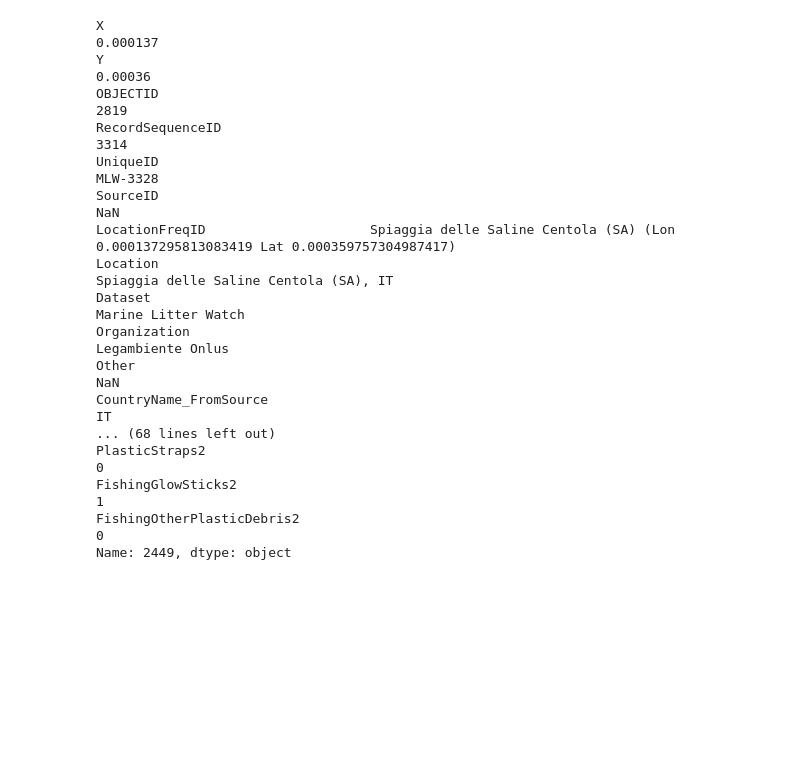
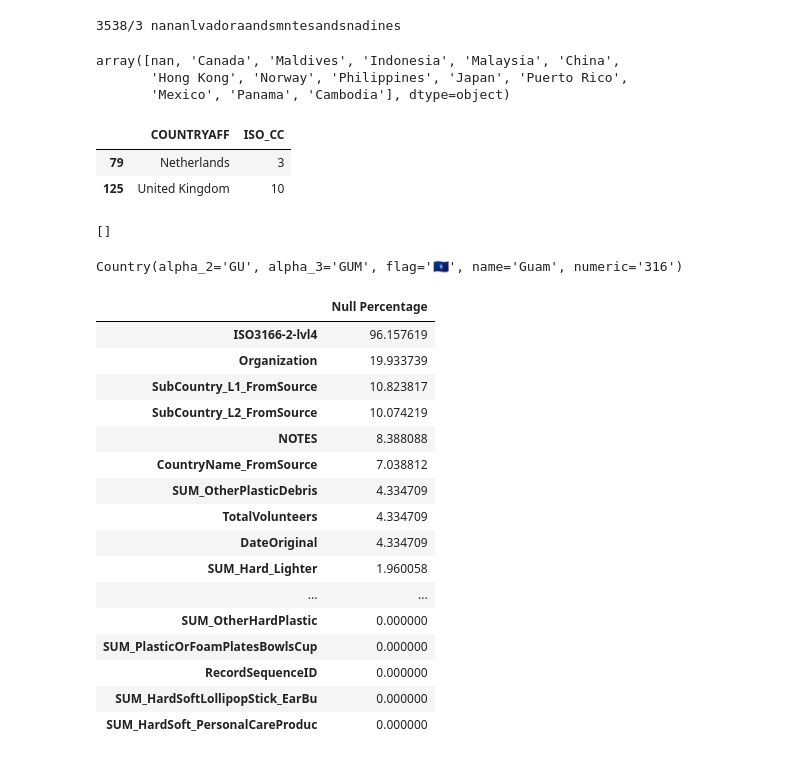
Before and after one commit to santiagopereda/python-dash-app, a Jupyter notebook: notebooks/1.0-sp-data-exploration.ipynb, the cells around one changed output. Drawn from its saved outputs; the diff is of its cells as text; code cells hidden in the pictures; blank space fills up the shorter version.

```diff
--- a/notebooks/1.0-sp-data-exploration.ipynb
+++ b/notebooks/1.0-sp-data-exploration.ipynb
@@ -163,20 +346,0 @@ array([39.75903614, 38.55421687, 37.34939759, 36.14457831, 34.93975904,
-# %%
-df.iloc[2449]
-# %% [output]
-X                                                                                                                0.000137
-Y                                                                                                                 0.00036
-OBJECTID                                                                                                             2819
-RecordSequenceID                                                                                                     3314
-UniqueID                                                                                                         MLW-3328
-SourceID                                                                                                              NaN
-LocationFreqID                     Spiaggia delle Saline Centola (SA) (Lon 0.000137295813083419 Lat 0.000359757304987417)
-Location                                                                           Spiaggia delle Saline Centola (SA), IT
-Dataset                                                                                               Marine Litter Watch
-Organization                                                                                            Legambiente Onlus
-Other                                                                                                                 NaN
-CountryName_FromSource                                                                                                 IT
-... (68 lines left out)
-PlasticStraps2                                                                                                          0
-FishingGlowSticks2                                                                                                      1
-FishingOtherPlasticDebris2                                                                                              0
-Name: 2449, dtype: object
@@ -182,0 +352,18 @@ Name: 2449, dtype: object
+# %%
+df = fill_null_countries(df)
+# %% [output]
+3538/3 nananlvadoraandsmntesandsnadines
+# %%
+df.loc[df['ISO_CC'].isna(), 'COUNTRY'].unique()
+# %% [output]
+array([nan, 'Canada', 'Maldives', 'Indonesia', 'Malaysia', 'China',
+       'Hong Kong', 'Norway', 'Philippines', 'Japan', 'Puerto Rico',
+       'Mexico', 'Panama', 'Cambodia'], dtype=object)
+# %%
+df = fill_country_code(df)
+# %%
+df = fill_country_subdivision(df)
+# %%
+df = df.drop(index=df[(df['COUNTRY'].isna())].index)
+df = df.drop(index=df[df['Location'].isna()].index)
+df = df.drop(index=df[df['ISO_SUB'].isna()].index)
@@ -182,0 +375,36 @@ Name: 2449, dtype: object
+# %%
+cd = df.groupby(["COUNTRYAFF"])["ISO_CC"].nunique().reset_index()
+cd[cd["ISO_CC"]>1]
+# %% [output]
+|  | COUNTRYAFF | ISO_CC |
+| 79 | Netherlands | 3 |
+| 125 | United Kingdom | 10 |
+# %%
+pycountry.subdivisions.get(country_code="GU")
+# %% [output]
+[]
+# %%
+pycountry.countries.get(name="Guam")
+# %% [output]
+Country(alpha_2='GU', alpha_3='GUM', flag='🇬🇺', name='Guam', numeric='316')
+# %%
+null_df = get_null_percentage(df)
+null_df.sort_values(by='Null Percentage',ascending=False)
+# %% [output]
+|  | Null Percentage |
+| ISO3166-2-lvl4 | 96.157619 |
+| Organization | 19.933739 |
+| SubCountry_L1_FromSource | 10.823817 |
+| SubCountry_L2_FromSource | 10.074219 |
+| NOTES | 8.388088 |
+| CountryName_FromSource | 7.038812 |
+| SUM_OtherPlasticDebris | 4.334709 |
+| TotalVolunteers | 4.334709 |
+| DateOriginal | 4.334709 |
+| SUM_Hard_Lighter | 1.960058 |
+| ... | ... |
+| SUM_OtherHardPlastic | 0.000000 |
+| SUM_PlasticOrFoamPlatesBowlsCup | 0.000000 |
+| RecordSequenceID | 0.000000 |
+| SUM_HardSoftLollipopStick_EarBu | 0.000000 |
+| SUM_HardSoft_PersonalCareProduc | 0.000000 |
```
Also changed, not shown: parts of 22 cells of this notebook, 13 other files.
